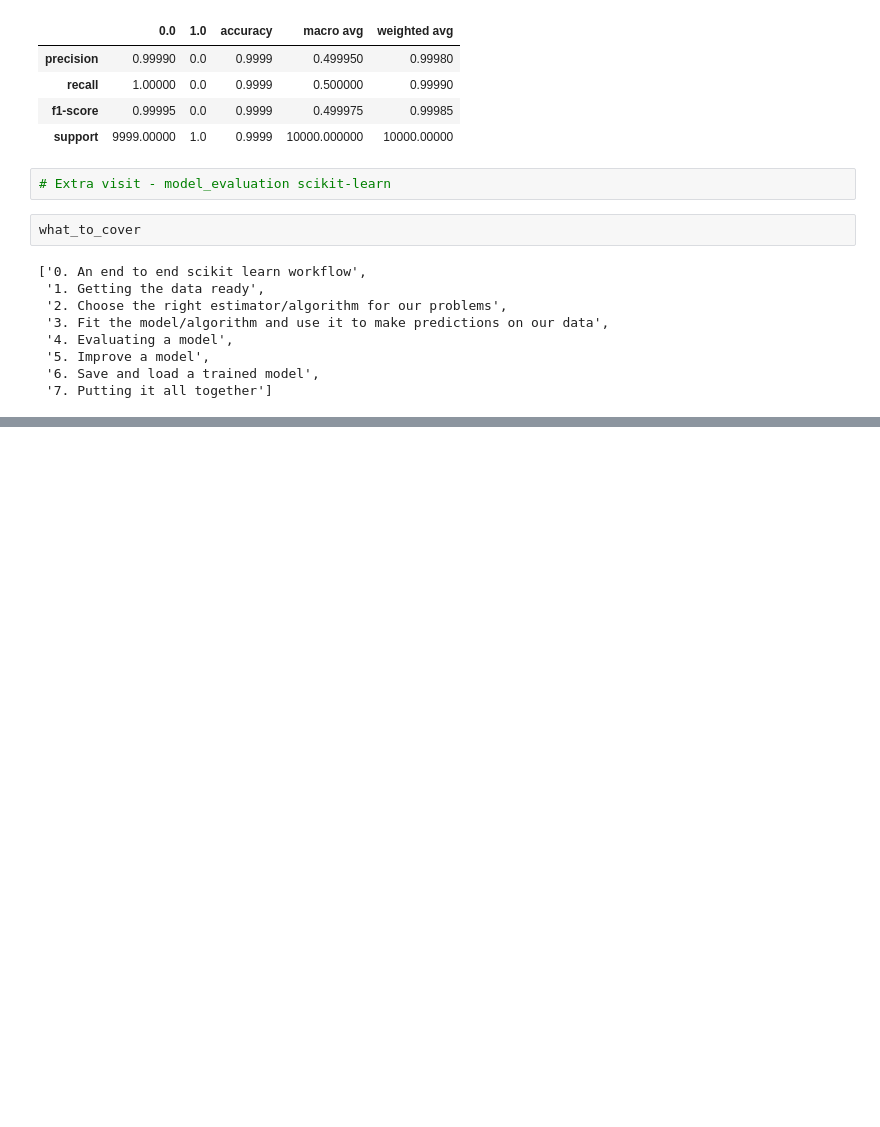
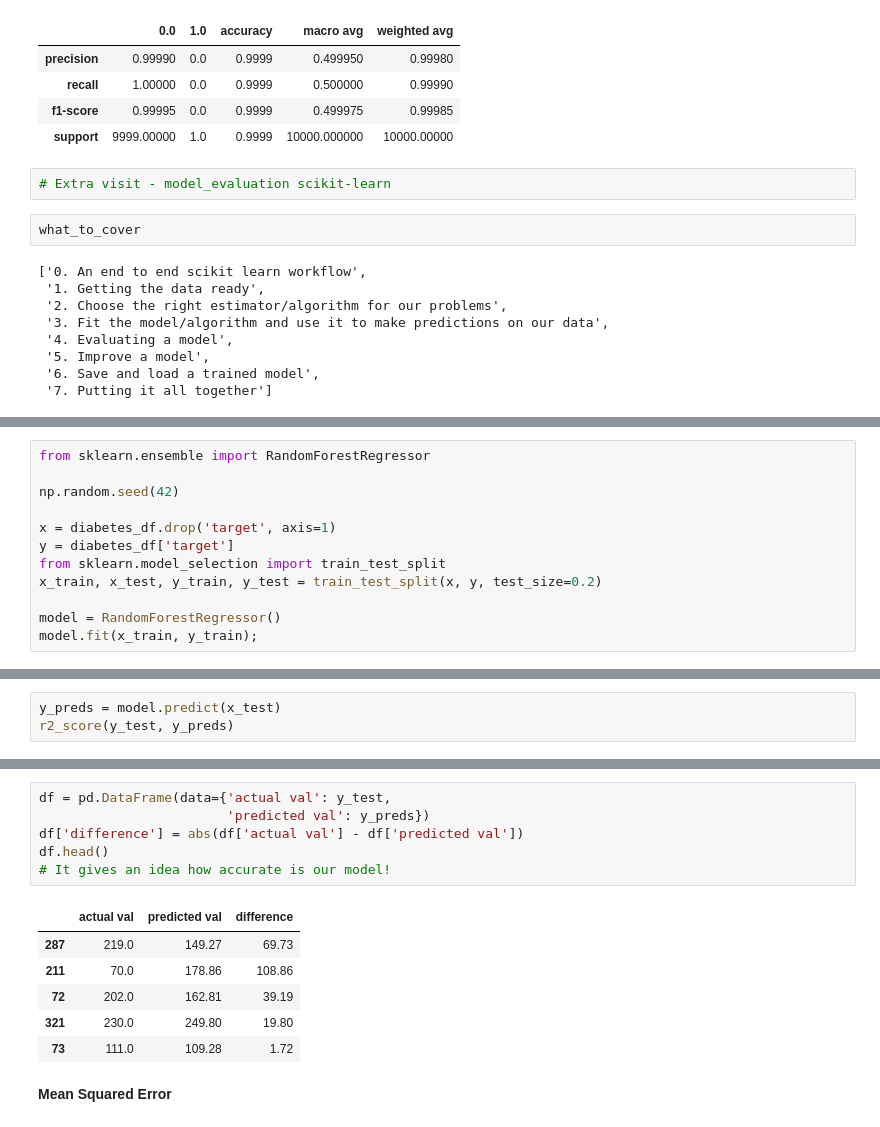
Before and after one commit to oitik/Machine_learning, a Jupyter notebook: intoduction-to-scikit-learn.ipynb, the cells around one changed output, grey strips where cells are left out. Saved outputs shown, nothing was run; the diff lists cells and outputs as text; blank space fills up the shorter version.

```diff
--- a/intoduction-to-scikit-learn.ipynb
+++ b/intoduction-to-scikit-learn.ipynb
@@ -1344,0 +1354,12 @@ what_to_cover
+# %%
+from sklearn.ensemble import RandomForestRegressor
+
+np.random.seed(42)
+
+x = diabetes_df.drop('target', axis=1)
+y = diabetes_df['target']
+from sklearn.model_selection import train_test_split
+x_train, x_test, y_train, y_test = train_test_split(x, y, test_size=0.2)
+
+model = RandomForestRegressor()
+model.fit(x_train, y_train);
@@ -1344,0 +1405,3 @@ what_to_cover
+# %%
+y_preds = model.predict(x_test)
+r2_score(y_test, y_preds)
@@ -1344,0 +1419,15 @@ what_to_cover
+# %%
+df = pd.DataFrame(data={'actual val': y_test,
+                        'predicted val': y_preds})
+df['difference'] = abs(df['actual val'] - df['predicted val'])
+df.head()
+# It gives an idea how accurate is our model!
+# %% [output]
+|  | actual val | predicted val | difference |
+| 287 | 219.0 | 149.27 | 69.73 |
+| 211 | 70.0 | 178.86 | 108.86 |
+| 72 | 202.0 | 162.81 | 39.19 |
+| 321 | 230.0 | 249.80 | 19.80 |
+| 73 | 111.0 | 109.28 | 1.72 |
+# %% [markdown]
+**Mean Squared Error**
```
Also changed, not shown: parts of 56 cells of this notebook.
